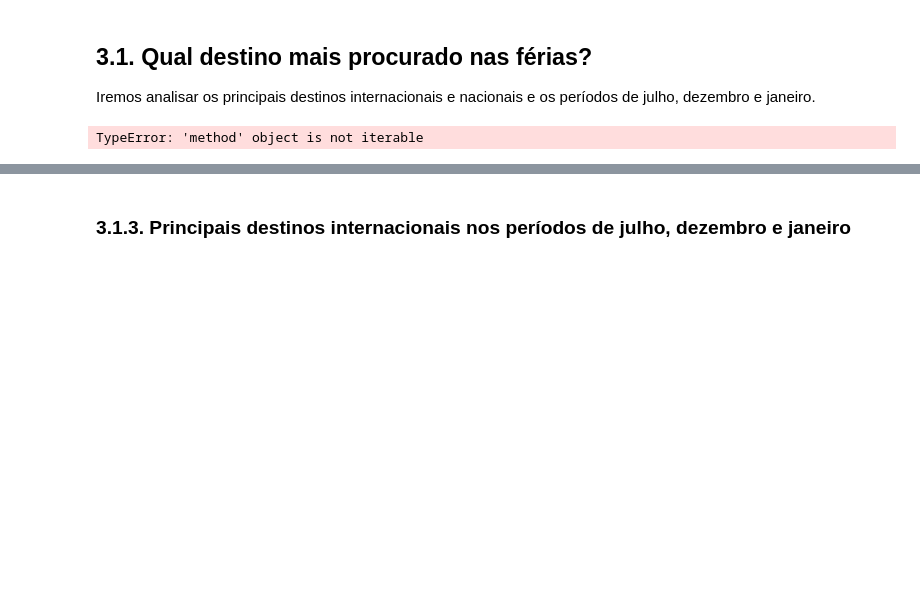
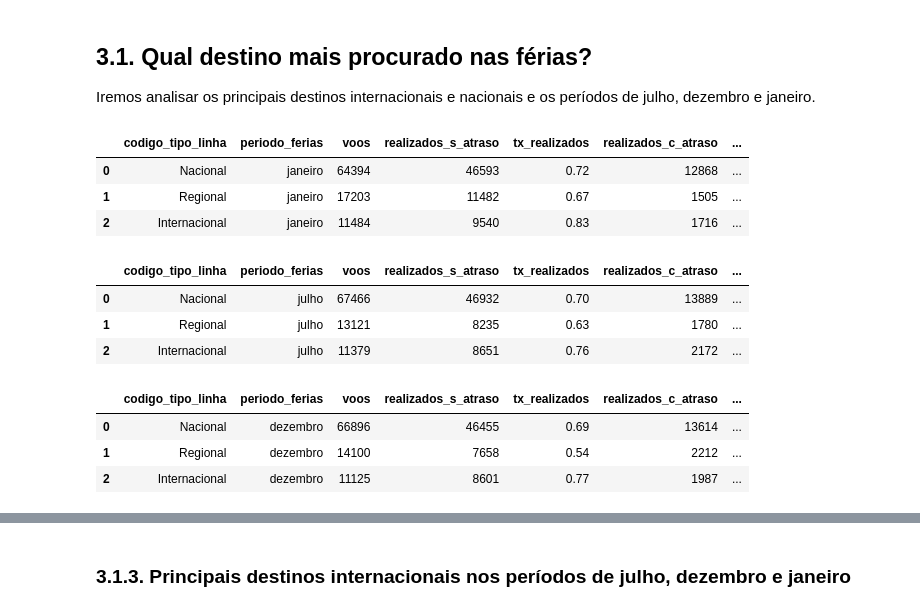
Before and after one commit to rderoncio/a3_bigdata_analisedados, a Jupyter notebook: A3/anac_análise_exploratória.ipynb, the cells around one changed output, grey strips where cells are left out. Drawn from its saved outputs; the diff is of its cells as text; code cells hidden in the pictures; blank space fills up the shorter version.

```diff
--- a/A3/anac_análise_exploratória.ipynb
+++ b/A3/anac_análise_exploratória.ipynb
@@ -337,26 +337,37 @@ Iremos analisar os principais destinos internacionais e nacionais e os períodos
 # %%
 # Dataframe
 voos_ferias_agg = AnacVoos.get_voos_ferias_geral(
     filtrar_periodo_ferias=True,
     percentuais=[
         ['tx_realizados', 'realizados_s_atraso'],
         ['tx_atrasos', 'realizados_c_atraso'],
         ['tx_cancelados', 'cancelados']],
     round=2,
     cols_groupby=['codigo_tipo_linha', 'periodo_ferias'],
 )
 
 voos_ferias_agg = voos_ferias_agg.reindex(
     columns=['codigo_tipo_linha', 'periodo_ferias', 'voos', 'realizados_s_atraso',
              'tx_realizados', 'realizados_c_atraso', 'tx_atrasos', 'cancelados', 'tx_cancelados']
 )
 
-for periodo in AnacVoos.periodo_ferias:
+for periodo in AnacVoos.periodo_ferias():
     display(voos_ferias_agg.query("periodo_ferias == @periodo").nlargest(10,
             'voos').reset_index(drop=True))
     print()
 # %% [output]
-TypeError: 'method' object is not iterable
+|  | codigo_tipo_linha | periodo_ferias | voos | realizados_s_atraso | tx_realizados | realizados_c_atraso | ... |
+| 0 | Nacional | janeiro | 64394 | 46593 | 0.72 | 12868 | ... |
+| 1 | Regional | janeiro | 17203 | 11482 | 0.67 | 1505 | ... |
+| 2 | Internacional | janeiro | 11484 | 9540 | 0.83 | 1716 | ... |
+|  | codigo_tipo_linha | periodo_ferias | voos | realizados_s_atraso | tx_realizados | realizados_c_atraso | ... |
+| 0 | Nacional | julho | 67466 | 46932 | 0.70 | 13889 | ... |
+| 1 | Regional | julho | 13121 | 8235 | 0.63 | 1780 | ... |
+| 2 | Internacional | julho | 11379 | 8651 | 0.76 | 2172 | ... |
+|  | codigo_tipo_linha | periodo_ferias | voos | realizados_s_atraso | tx_realizados | realizados_c_atraso | ... |
+| 0 | Nacional | dezembro | 66896 | 46455 | 0.69 | 13614 | ... |
+| 1 | Regional | dezembro | 14100 | 7658 | 0.54 | 2212 | ... |
+| 2 | Internacional | dezembro | 11125 | 8601 | 0.77 | 1987 | ... |
 # %%
 # Plot
 Plot.periodo_ferias_geral(
```
Also changed, not shown: parts of 18 cells of this notebook, 1 other file.
